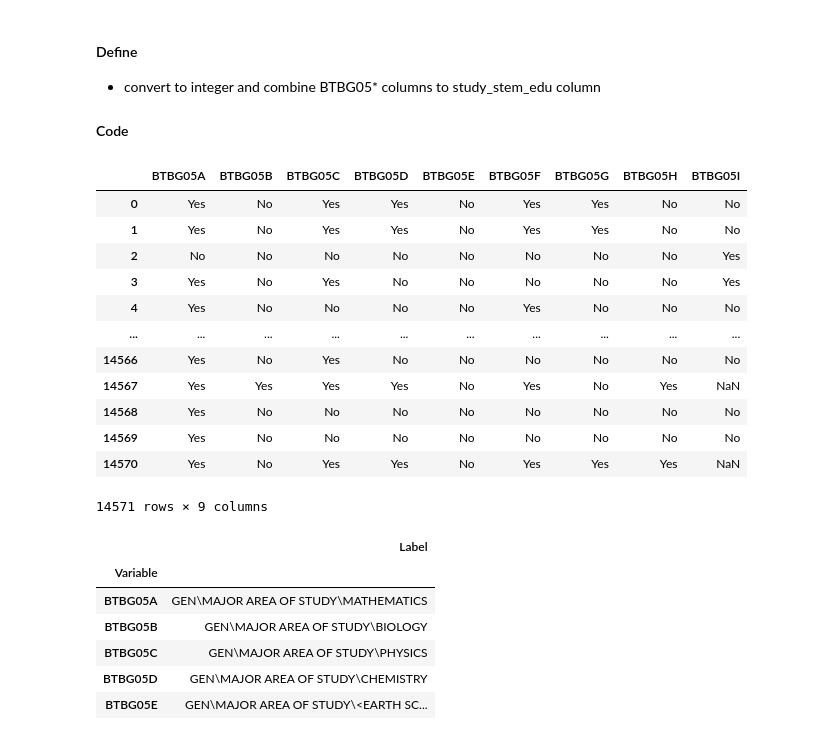
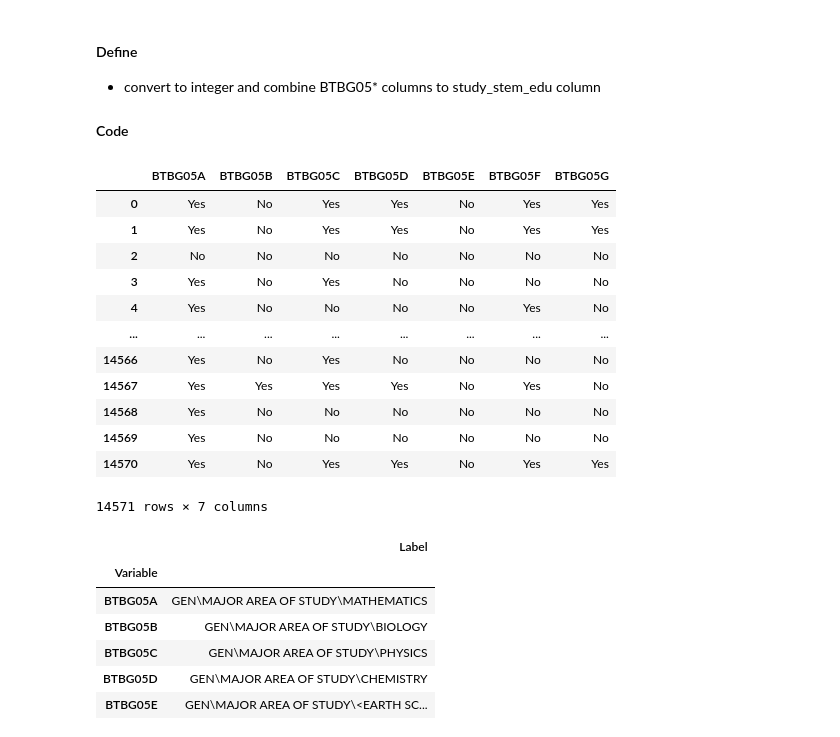
Before and after one commit to sjhaluck/TIMSS-Data-Science, a Jupyter notebook: TIMSS Exploration.ipynb, the cells around one changed output. Cells and saved outputs as stored; diff of their text form; code cells hidden in the pictures.

Commit message:
feat: progress on data preparation of teaching practices in math_teach

```diff
--- a/TIMSS Exploration.ipynb
+++ b/TIMSS Exploration.ipynb
@@ -1791,18 +1791,18 @@ Name: edu_level, dtype: int64
 
 #### Code
 # %%
-math_teach.loc[:,[col for col in math_teach.columns if 'BTBG05' in col]]
+math_teach.loc[:,[col for col in math_teach.columns if 'BTBG05' in col][:-2]]
 # %% [output]
-|  | BTBG05A | BTBG05B | BTBG05C | BTBG05D | BTBG05E | BTBG05F | BTBG05G | BTBG05H | BTBG05I |
-| 0 | Yes | No | Yes | Yes | No | Yes | Yes | No | No |
-| 1 | Yes | No | Yes | Yes | No | Yes | Yes | No | No |
-| 2 | No | No | No | No | No | No | No | No | Yes |
-| 3 | Yes | No | Yes | No | No | No | No | No | Yes |
-| 4 | Yes | No | No | No | No | Yes | No | No | No |
-| ... | ... | ... | ... | ... | ... | ... | ... | ... | ... |
-| 14566 | Yes | No | Yes | No | No | No | No | No | No |
-| 14567 | Yes | Yes | Yes | Yes | No | Yes | No | Yes | NaN |
-| 14568 | Yes | No | No | No | No | No | No | No | No |
-| 14569 | Yes | No | No | No | No | No | No | No | No |
-| 14570 | Yes | No | Yes | Yes | No | Yes | Yes | Yes | NaN |
+|  | BTBG05A | BTBG05B | BTBG05C | BTBG05D | BTBG05E | BTBG05F | BTBG05G |
+| 0 | Yes | No | Yes | Yes | No | Yes | Yes |
+| 1 | Yes | No | Yes | Yes | No | Yes | Yes |
+| 2 | No | No | No | No | No | No | No |
+| 3 | Yes | No | Yes | No | No | No | No |
+| 4 | Yes | No | No | No | No | Yes | No |
+| ... | ... | ... | ... | ... | ... | ... | ... |
+| 14566 | Yes | No | Yes | No | No | No | No |
+| 14567 | Yes | Yes | Yes | Yes | No | Yes | No |
+| 14568 | Yes | No | No | No | No | No | No |
+| 14569 | Yes | No | No | No | No | No | No |
+| 14570 | Yes | No | Yes | Yes | No | Yes | Yes |
-14571 rows × 9 columns
+14571 rows × 7 columns
```
Also changed, not shown: parts of 26 cells of this notebook.
